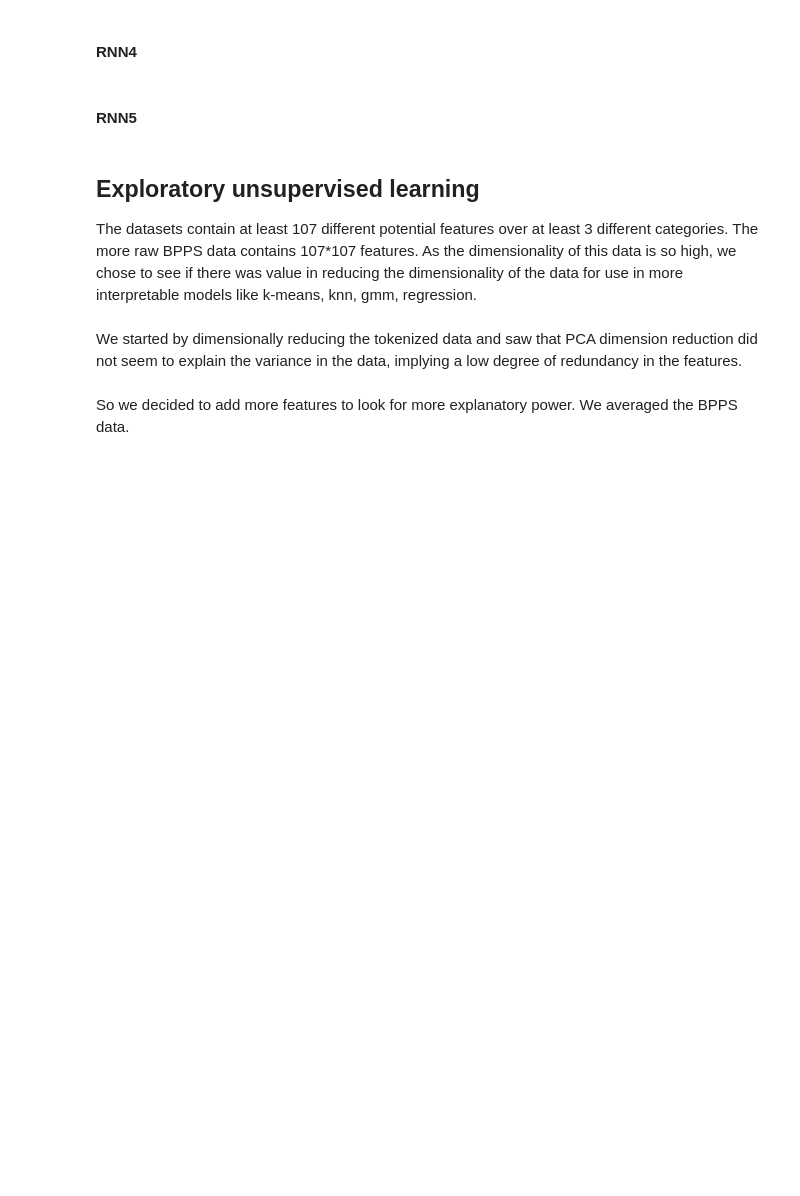
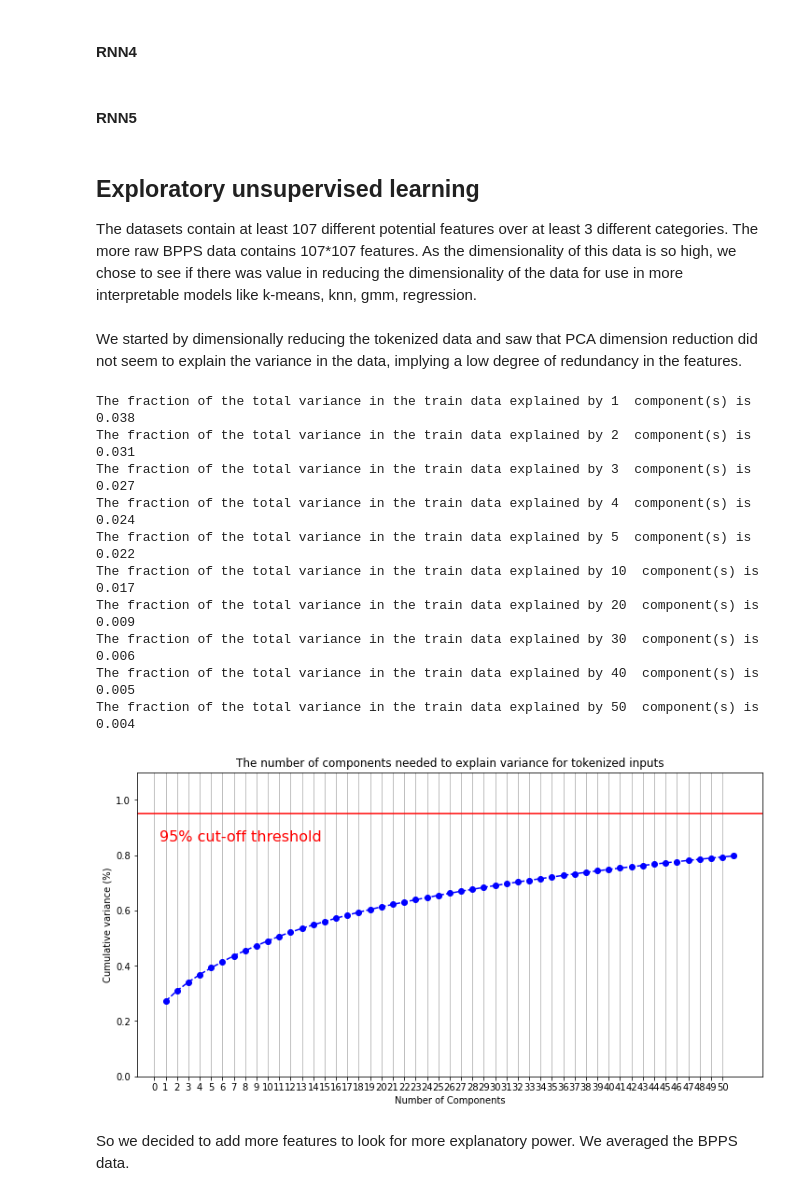
Before and after one commit to bruce-lam/W207_Final_Zhu_Yu_Lam, a Jupyter notebook: W207_Final_Project_Yu_Zhu_Lam.ipynb, the cells around one changed output. Cells and saved outputs as stored; diff of their text form; code cells hidden in the pictures; blank space fills up the shorter version.

Commit message:
Updating graphs

```diff
--- a/W207_Final_Project_Yu_Zhu_Lam.ipynb
+++ b/W207_Final_Project_Yu_Zhu_Lam.ipynb
@@ -940,36 +945,48 @@ pca = PCA(n_components=51)
 # Fit PCA
 principalComponents = pca.fit_transform(features_token)
 # Create data frame of principal components
 principalDf = pd.DataFrame(data = principalComponents)
 # Create array of varaciance explained by each factor
 variance_explained = pca.explained_variance_ratio_
 # display(variance_explained)
 # Iniitalize sensitivity analysis for different numbers of factors
 k = [1, 2, 3, 4, 5, 10, 20, 30, 40, 50]
 for component in k:
   print("The fraction of the total variance in the train data explained by",component, " component(s) is",round(variance_explained[component],3))
 
 # display(principalDf)
 # Plot number of principal components vs. cumulative variance explaiend
 plt.rcParams["figure.figsize"] = (12,6)
 
 fig, ax = plt.subplots()
-xi = np.arange(1, 52, step=1)
-y = np.cumsum(pca.explained_variance_ratio_)
+xi_token = np.arange(1, 52, step=1)
+y_token = np.cumsum(pca.explained_variance_ratio_)
 
 plt.ylim(0.0,1.1)
-plt.plot(xi, y, marker='o', linestyle='--', color='b')
+plt.plot(xi_token, y_token, marker='o', linestyle='--', color='b')
 
 plt.xlabel('Number of Components')
 plt.xticks(np.arange(0, 51, step=1))
 plt.ylabel('Cumulative variance (%)')
 plt.title('The number of components needed to explain variance for tokenized inputs')
 
 plt.axhline(y=0.95, color='r', linestyle='-')
 plt.text(0.5, 0.85, '95% cut-off threshold', color = 'red', fontsize=16)
 
 ax.grid(axis='x')
 plt.show()
+# %% [output]
+The fraction of the total variance in the train data explained by 1  component(s) is 0.038
+The fraction of the total variance in the train data explained by 2  component(s) is 0.031
+The fraction of the total variance in the train data explained by 3  component(s) is 0.027
+The fraction of the total variance in the train data explained by 4  component(s) is 0.024
+The fraction of the total variance in the train data explained by 5  component(s) is 0.022
+The fraction of the total variance in the train data explained by 10  component(s) is 0.017
+The fraction of the total variance in the train data explained by 20  component(s) is 0.009
+The fraction of the total variance in the train data explained by 30  component(s) is 0.006
+The fraction of the total variance in the train data explained by 40  component(s) is 0.005
+The fraction of the total variance in the train data explained by 50  component(s) is 0.004
+[figure, added]
 # %% [markdown]
 So we decided to add more features to look for more explanatory power. We averaged the BPPS data.
 # %%
```
Also changed, not shown: parts of 8 cells of this notebook.
